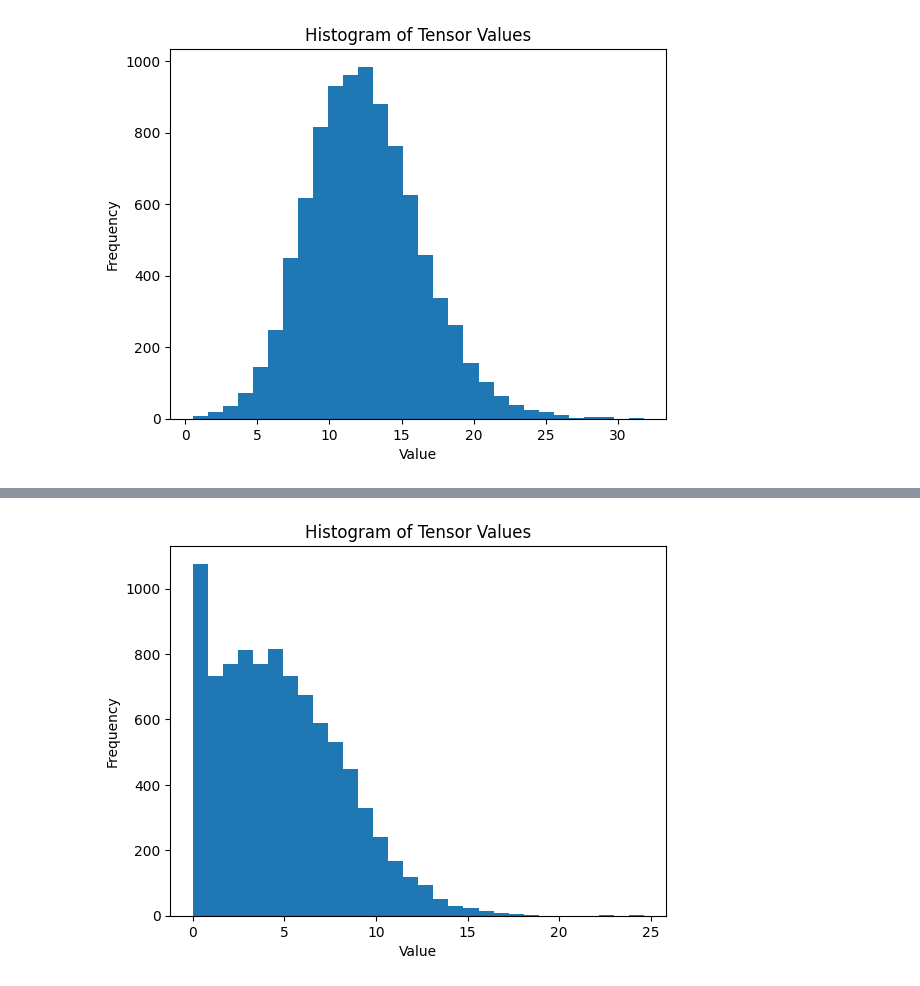
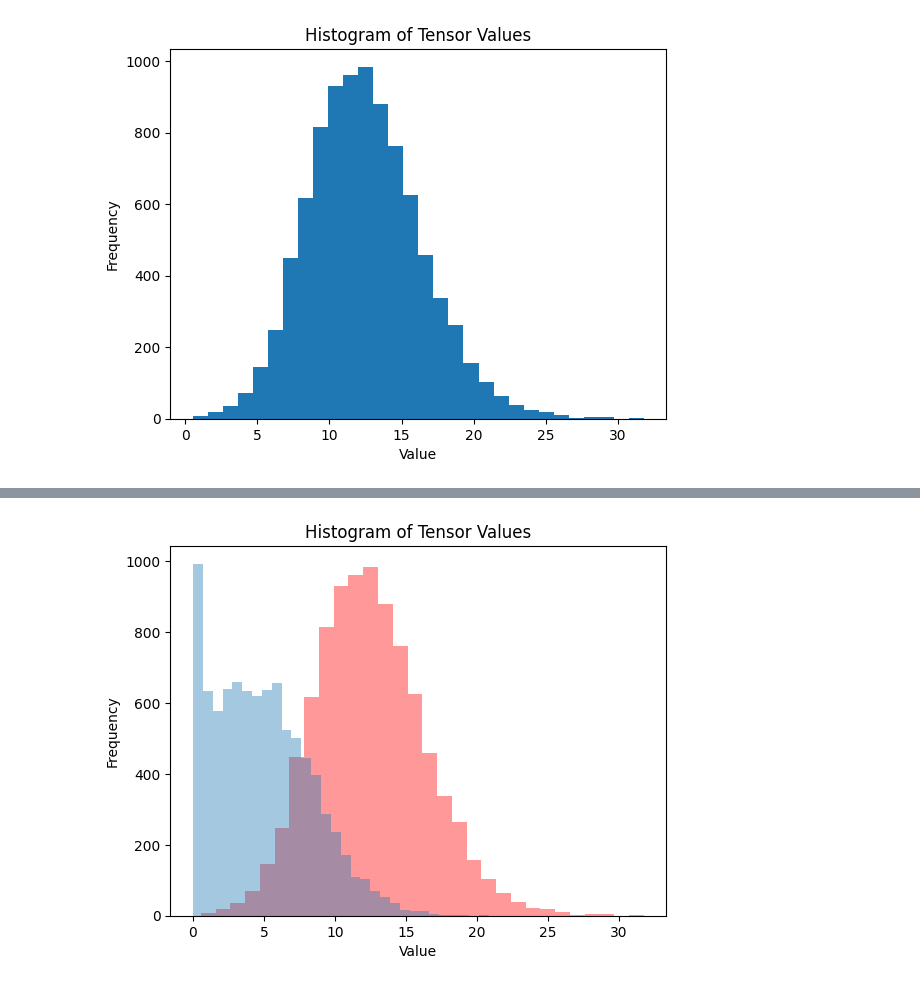
Before and after one commit to hushon/noisy-label, a Jupyter notebook: inference.ipynb, the cells around one changed output, grey strips where cells are left out. Saved outputs shown, nothing was run; the diff lists cells and outputs as text; code cells hidden in the pictures.

```diff
--- a/inference.ipynb
+++ b/inference.ipynb
@@ -132,11 +119,11 @@ tensor(0.0111)
 # %%
-ml_results = torch.nn.functional.cross_entropy(results['logits'][is_noisy], results['target_gt'][is_noisy], reduction='none')
+noaug_losses = torch.nn.functional.cross_entropy(results['logits'][is_noisy], results['target_gt'][is_noisy], reduction='none')
 
 import torch
 import matplotlib.pyplot as plt
 
 # Plotting the histogram
-plt.hist(ml_results.numpy(), bins=30)  # You can adjust the number of bins
+plt.hist(noaug_losses.numpy(), bins=30)  # You can adjust the number of bins
 plt.title("Histogram of Tensor Values")
 plt.xlabel("Value")
 plt.ylabel("Frequency")
@@ -185,17 +187,14 @@ plt.show()
 # %%
-x = torch.nn.functional.cross_entropy(total_results['logits'][is_noisy].mean(1), total_results['target_gt'][is_noisy][:,0], reduction='none')
-
 import torch
 import matplotlib.pyplot as plt
 
-# Convert tensor to numpy array for plotting
-numpy_array = x.numpy()
-
 # Plotting the histogram
-plt.hist(numpy_array, bins=30)  # You can adjust the number of bins
+plt.hist(ml_results, bins=30, color='red', alpha=0.4)  # You can adjust the number of bins
+# Plotting the histogram
+plt.hist(ensemble_losses, bins=30, alpha=0.4)  # You can adjust the number of bins
 plt.title("Histogram of Tensor Values")
 plt.xlabel("Value")
 plt.ylabel("Frequency")
 plt.show()
 # %% [output]
-[figure, old version]
+[figure, new version]
```
Also changed, not shown: parts of 9 cells of this notebook.
